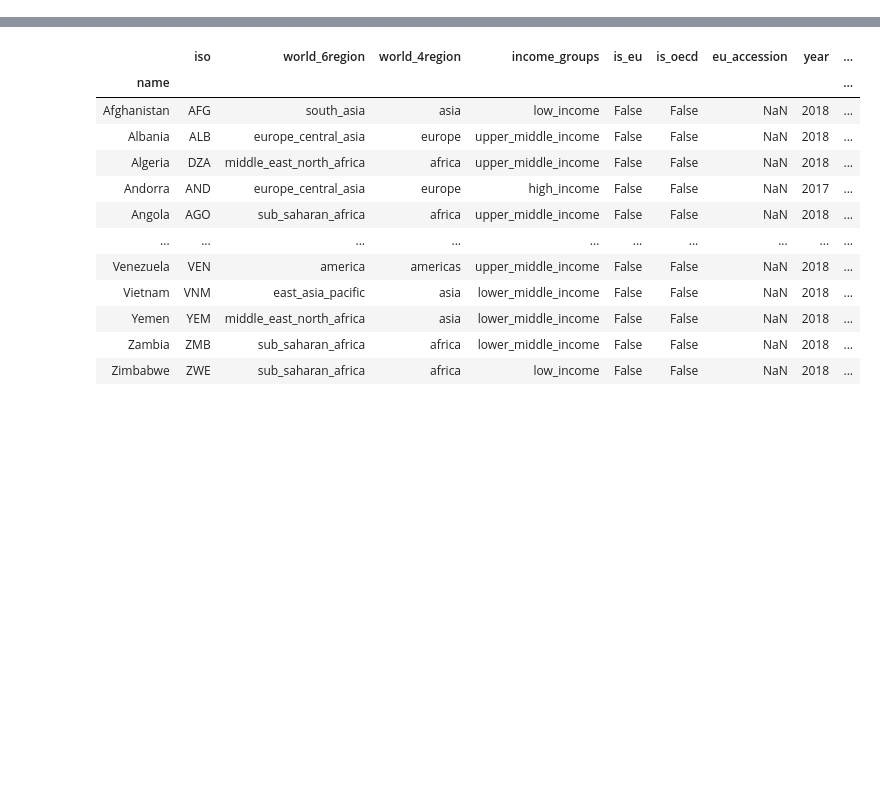
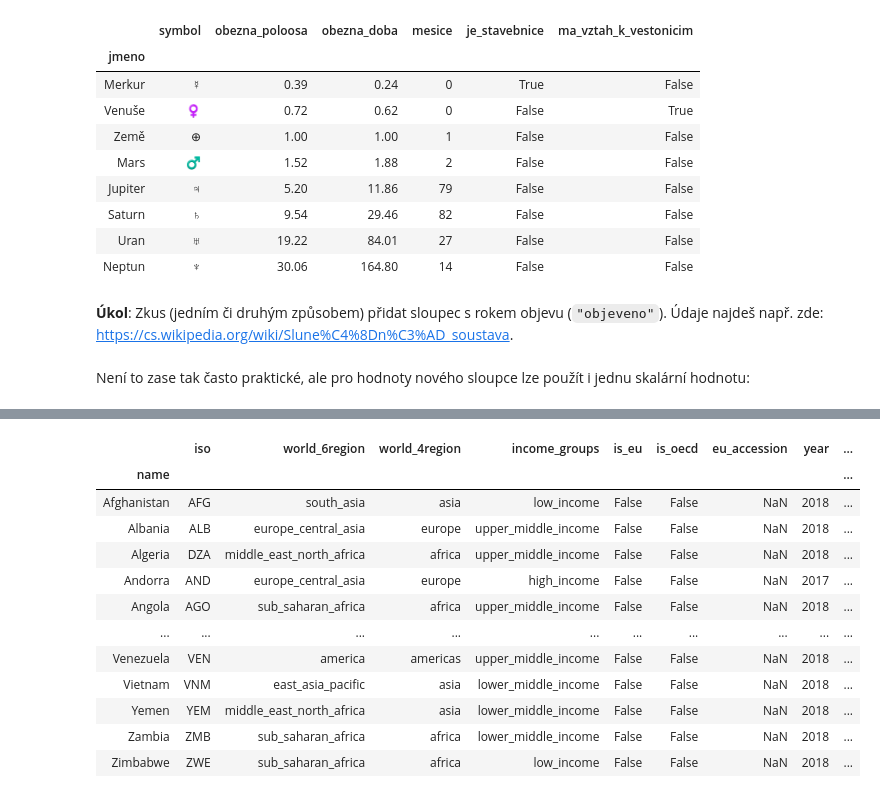
Before and after one commit to janpipek/naucse.python.cz, a Jupyter notebook: lessons/pydata/pandas_types/index.ipynb, the cells around one changed output, grey strips where cells are left out. Cells and saved outputs as stored; diff of their text form; code cells hidden in the pictures; blank space fills up the shorter version.

```diff
--- a/lessons/pydata/pandas_types/index.ipynb
+++ b/lessons/pydata/pandas_types/index.ipynb
@@ -6,0 +21,9 @@ import pandas as pd
+# %%
+planety = pd.DataFrame({
+    "jmeno": ["Merkur", "Venuše", "Země", "Mars", "Jupiter", "Saturn", "Uran", "Neptun"],
+    "symbol": ["☿", "♀", "⊕", "♂", "♃", "♄", "♅", "♆"],
+    "obezna_poloosa": [0.39, 0.72, 1.00, 1.52, 5.20, 9.54, 19.22, 30.06],
+    "obezna_doba": [0.24, 0.62, 1, 1.88, 11.86, 29.46, 84.01, 164.8]
+})
+planety = planety.set_index("jmeno")    # S jmenným indexem se ti bude snáze pracovat
+planety
@@ -6,0 +69,23 @@ import pandas as pd
+# %%
+# Nový dočasný DataFrame
+planety.assign(
+    je_stavebnice=[True, False, False, False, False, False, False, False],
+    ma_vztah_k_vestonicim=[False, True, False, False, False, False, False, False],
+)
+
+# Objekt `planety` zůstal nezměněn.
+# %% [output]
+|  | symbol | obezna_poloosa | obezna_doba | mesice | je_stavebnice | ma_vztah_k_vestonicim |
+| jmeno |  |  |  |  |  |  |
+| Merkur | ☿ | 0.39 | 0.24 | 0 | True | False |
+| Venuše | ♀ | 0.72 | 0.62 | 0 | False | True |
+| Země | ⊕ | 1.00 | 1.00 | 1 | False | False |
+| Mars | ♂ | 1.52 | 1.88 | 2 | False | False |
+| Jupiter | ♃ | 5.20 | 11.86 | 79 | False | False |
+| Saturn | ♄ | 9.54 | 29.46 | 82 | False | False |
+| Uran | ♅ | 19.22 | 84.01 | 27 | False | False |
+| Neptun | ♆ | 30.06 | 164.80 | 14 | False | False |
+# %% [markdown]
+**Úkol**: Zkus (jedním či druhým způsobem) přidat sloupec s rokem objevu (`"objeveno"`). Údaje najdeš např. zde: https://cs.wikipedia.org/wiki/Slune%C4%8Dn%C3%AD_soustava.
+# %% [markdown]
+Není to zase tak často praktické, ale pro hodnoty nového sloupce lze použít i jednu skalární hodnotu:
```
Also changed, not shown: parts of 29 cells of this notebook.
